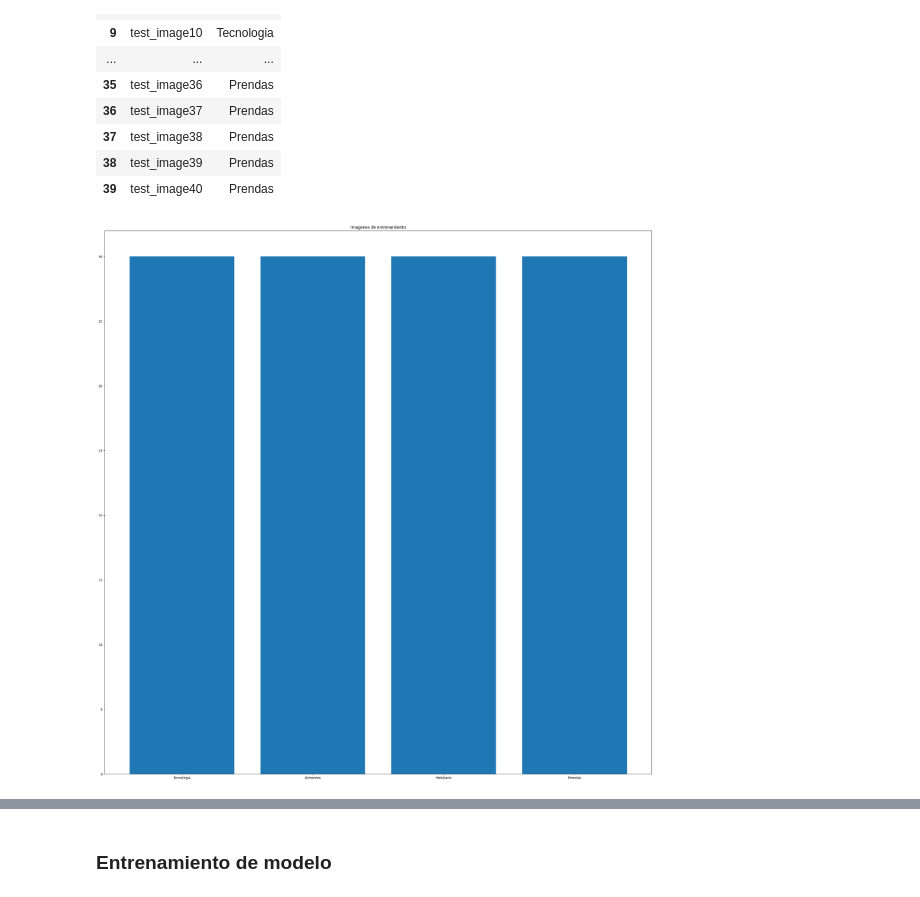
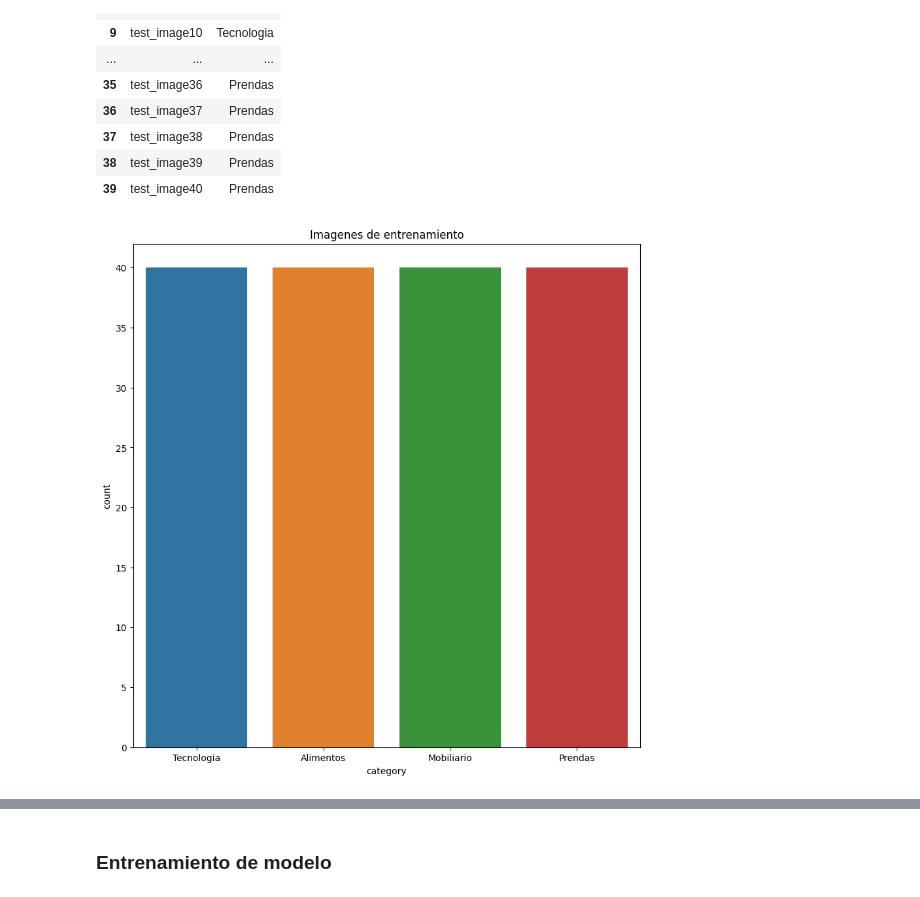
Before and after one commit to andresdlRoca/retail_products_classification, a Jupyter notebook: classification.ipynb, the cells around one changed output, grey strips where cells are left out. Drawn from its saved outputs; the diff is of its cells as text; code cells hidden in the pictures.

```diff
--- a/classification.ipynb
+++ b/classification.ipynb
@@ -192,9 +192,9 @@ df_test
 # %%
 # Visualizando las imagenes de entrenaiento
 plt.figure(figsize=(10, 10))
-plt.bar(df_train["category"].value_counts().index, df_train["category"].value_counts())
+sns.countplot(df_train["category"], x=df_train["category"])
 plt.title("Imagenes de entrenamiento")
 plt.show()
 # %% [output]
-[figure, old version]
+[figure, new version]
 # %%
```
Also changed, not shown: parts of 4 cells of this notebook.
